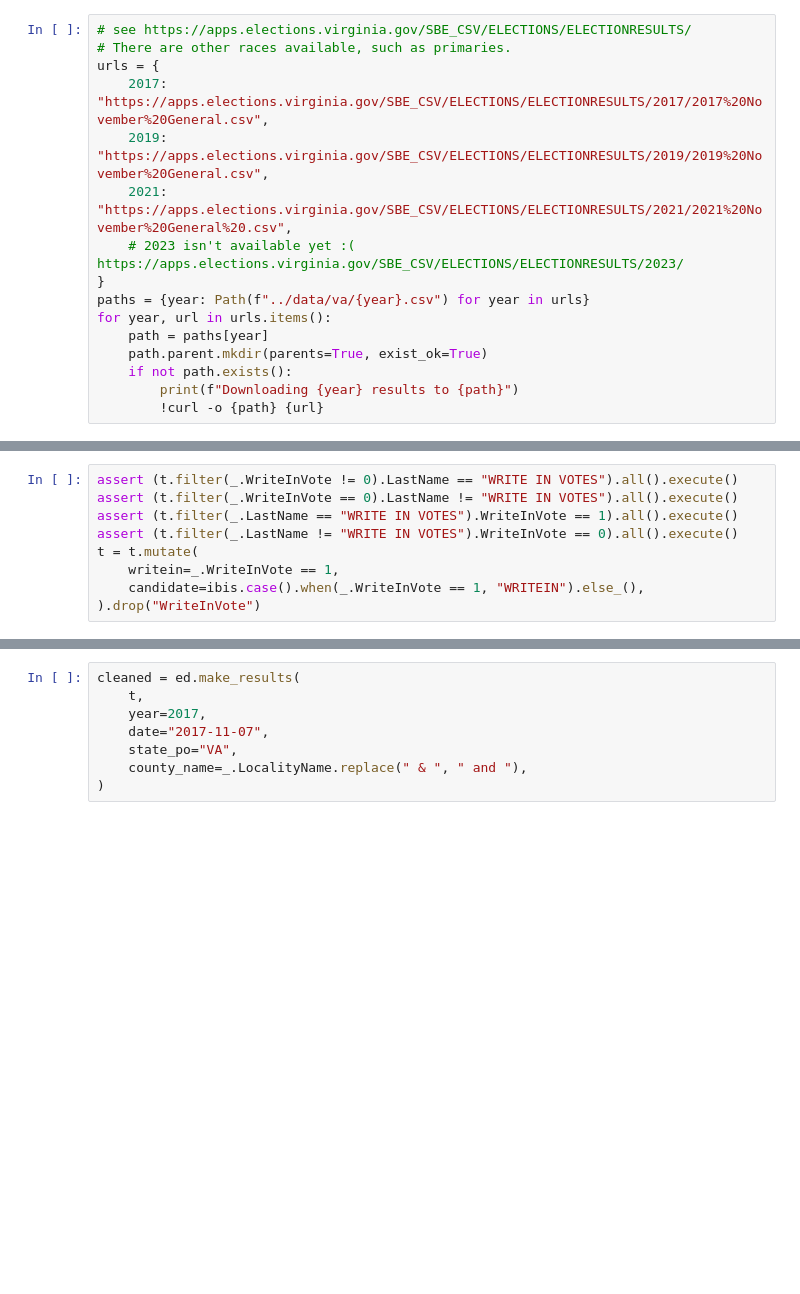
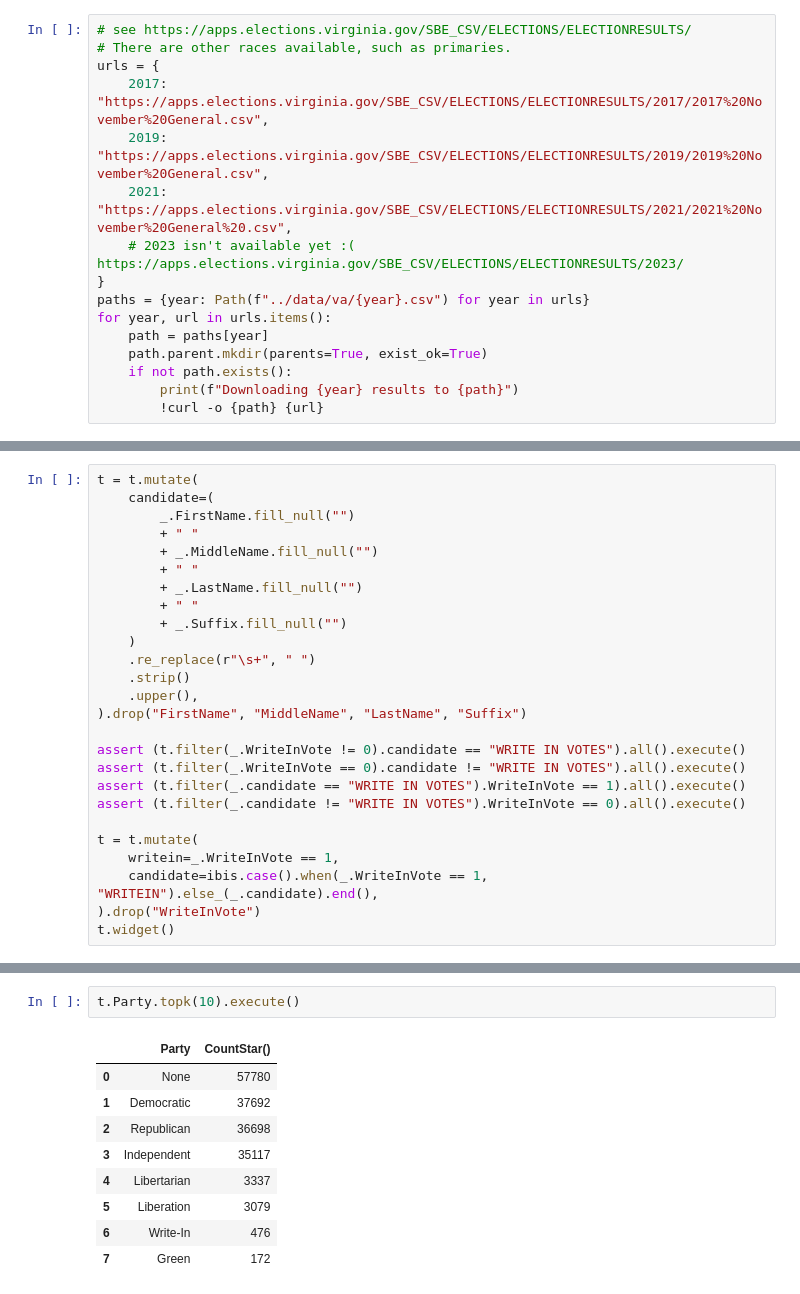
Before and after one commit to NickCrews/election-data, a Jupyter notebook: notebooks/va.ipynb, the cells around one changed output, grey strips where cells are left out. Cells and saved outputs as stored; diff of their text form; blank space fills up the shorter version.

```diff
--- a/notebooks/va.ipynb
+++ b/notebooks/va.ipynb
@@ -122,9 +111,26 @@ t.widget()
 # %%
-assert (t.filter(_.WriteInVote != 0).LastName == "WRITE IN VOTES").all().execute()
-assert (t.filter(_.WriteInVote == 0).LastName != "WRITE IN VOTES").all().execute()
-assert (t.filter(_.LastName == "WRITE IN VOTES").WriteInVote == 1).all().execute()
-assert (t.filter(_.LastName != "WRITE IN VOTES").WriteInVote == 0).all().execute()
+t = t.mutate(
+    candidate=(
+        _.FirstName.fill_null("")
+        + " "
+        + _.MiddleName.fill_null("")
+        + " "
+        + _.LastName.fill_null("")
+        + " "
+        + _.Suffix.fill_null("")
+    )
+    .re_replace(r"\s+", " ")
+    .strip()
+    .upper(),
+).drop("FirstName", "MiddleName", "LastName", "Suffix")
+
+assert (t.filter(_.WriteInVote != 0).candidate == "WRITE IN VOTES").all().execute()
+assert (t.filter(_.WriteInVote == 0).candidate != "WRITE IN VOTES").all().execute()
+assert (t.filter(_.candidate == "WRITE IN VOTES").WriteInVote == 1).all().execute()
+assert (t.filter(_.candidate != "WRITE IN VOTES").WriteInVote == 0).all().execute()
+
 t = t.mutate(
     writein=_.WriteInVote == 1,
-    candidate=ibis.case().when(_.WriteInVote == 1, "WRITEIN").else_(),
+    candidate=ibis.case().when(_.WriteInVote == 1, "WRITEIN").else_(_.candidate).end(),
 ).drop("WriteInVote")
+t.widget()
@@ -171,8 +155,12 @@ t.filter(_.county_fips.isnull())
-# %%
-cleaned = ed.make_results(
-    t,
-    year=2017,
-    date="2017-11-07",
-    state_po="VA",
-    county_name=_.LocalityName.replace(" & ", " and "),
-)
+# %%
+t.Party.topk(10).execute()
+# %% [output]
+|  | Party | CountStar() |
+| 0 | None | 57780 |
+| 1 | Democratic | 37692 |
+| 2 | Republican | 36698 |
+| 3 | Independent | 35117 |
+| 4 | Libertarian | 3337 |
+| 5 | Liberation | 3079 |
+| 6 | Write-In | 476 |
+| 7 | Green | 172 |
```
Also changed, not shown: parts of 12 cells of this notebook, 11 other files.
